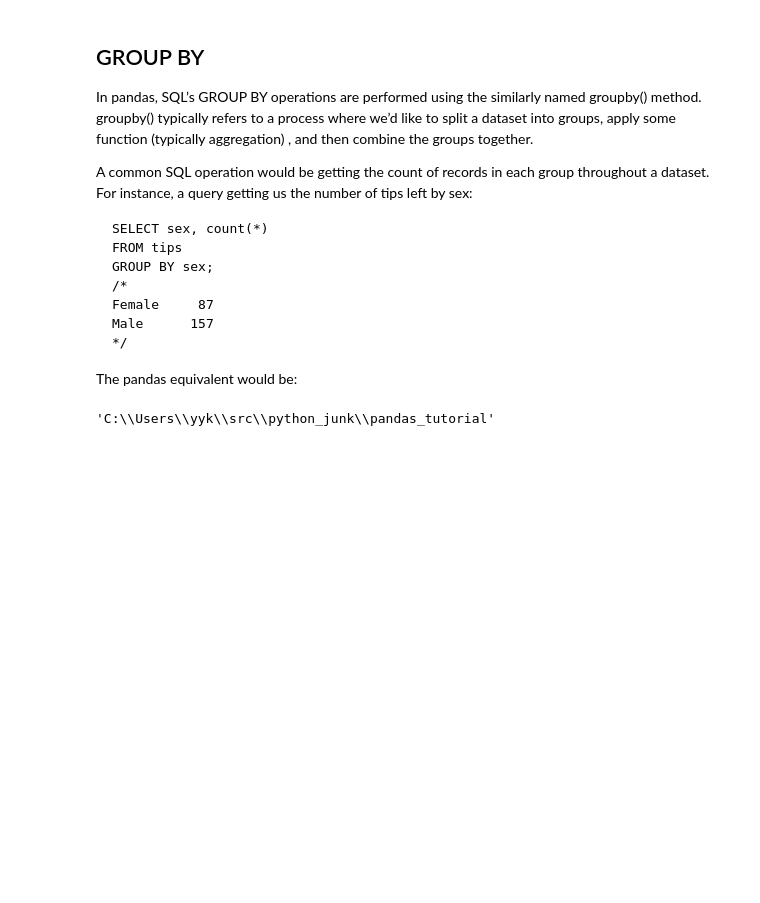
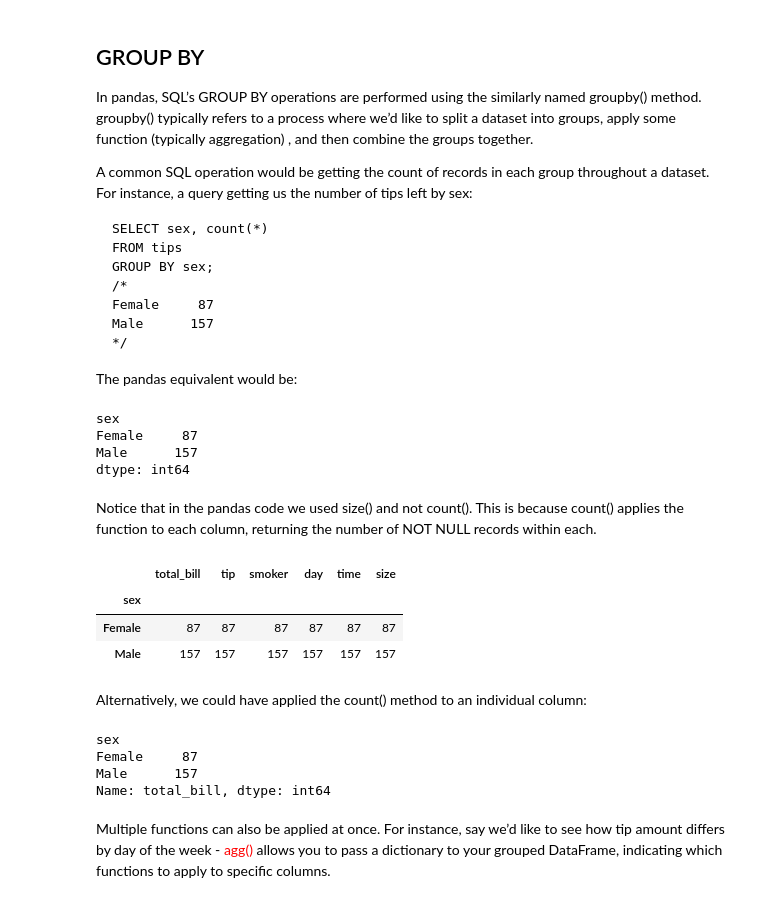
Before and after one commit to yyk99/python_junk, a Jupyter notebook: pandas_tutorial/Comparison_with_SQL.ipynb, the cells around one changed output. Drawn from its saved outputs; the diff is of its cells as text; code cells hidden in the pictures; blank space fills up the shorter version.

Commit message:
Updated pandas_tutorial/

````diff
--- a/pandas_tutorial/Comparison_with_SQL.ipynb
+++ b/pandas_tutorial/Comparison_with_SQL.ipynb
@@ -247,7 +247,30 @@ Male      157
 */
 ```
 The pandas equivalent would be:
-# %%
-pwd
-# %% [output]
-'C:\\Users\\yyk\\src\\python_junk\\pandas_tutorial'
+# %%
+tips.groupby("sex").size()
+# %% [output]
+sex
+Female     87
+Male      157
+dtype: int64
+# %% [markdown]
+Notice that in the pandas code we used size() and not count(). This is because count() applies the function to each column, returning the number of NOT NULL records within each.
+# %%
+tips.groupby("sex").count()
+# %% [output]
+|  | total_bill | tip | smoker | day | time | size |
+| sex |  |  |  |  |  |  |
+| Female | 87 | 87 | 87 | 87 | 87 | 87 |
+| Male | 157 | 157 | 157 | 157 | 157 | 157 |
+# %% [markdown]
+Alternatively, we could have applied the count() method to an individual column:
+# %%
+tips.groupby("sex")["total_bill"].count()
+# %% [output]
+sex
+Female     87
+Male      157
+Name: total_bill, dtype: int64
+# %% [markdown]
+Multiple functions can also be applied at once. For instance, say we’d like to see how tip amount differs by day of the week - <font color='red'>agg()</font> allows you to pass a dictionary to your grouped DataFrame, indicating which functions to apply to specific columns.
````
Also changed, not shown: 1 other file.
